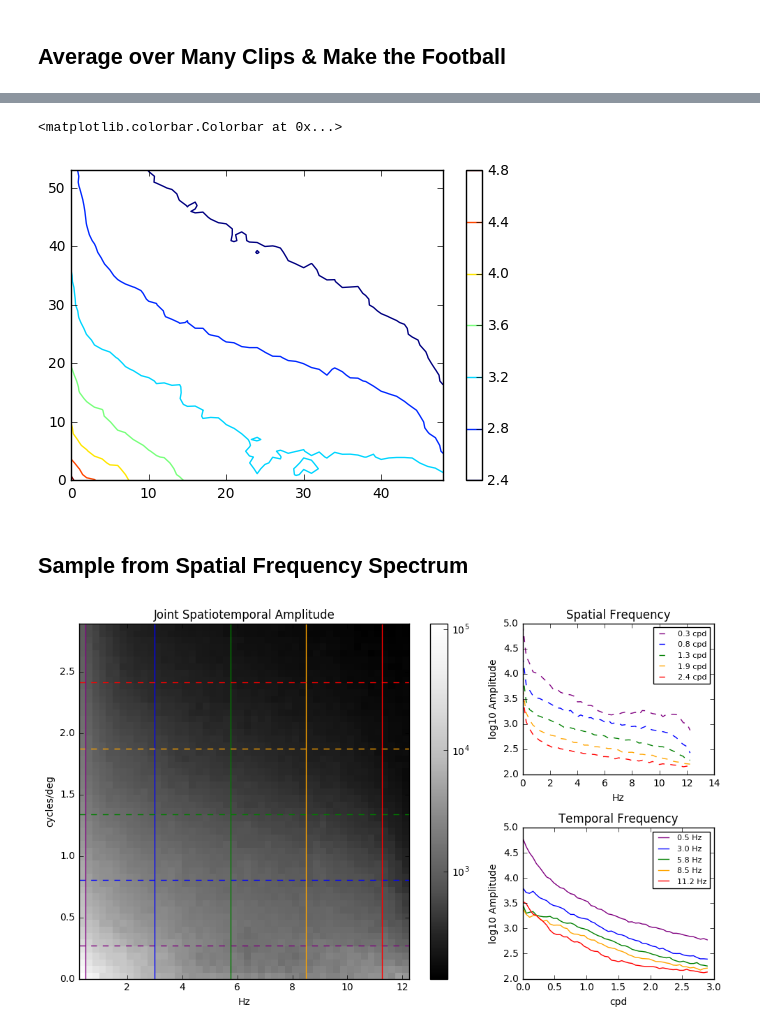
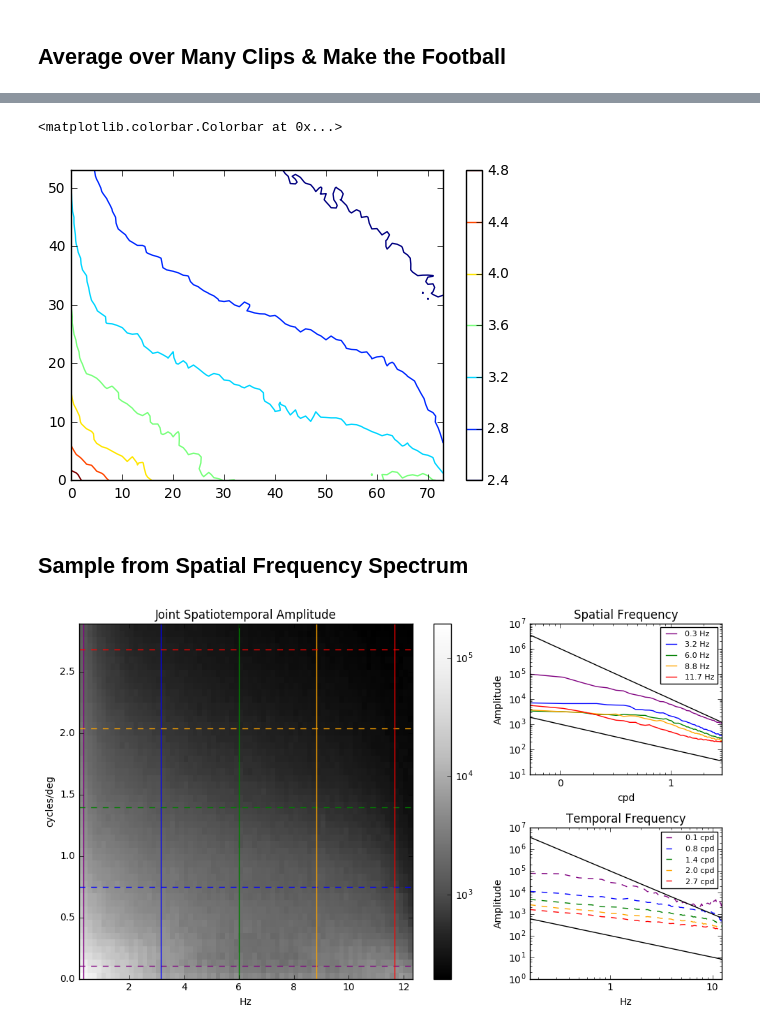
Before and after one commit to vdutell/naturalscenestatistics, a Jupyter notebook: naturalscenestats.ipynb, the cells around one changed output, grey strips where cells are left out. Drawn from its saved outputs; the diff is of its cells as text; code cells hidden in the pictures.

```diff
--- a/naturalscenestats.ipynb
+++ b/naturalscenestats.ipynb
@@ -481,8 +506,11 @@ def make_tdft(movie,fchunk):
 
     return mftchunk, azmchunk, freqspace1d, freqspacefull, freqtime
 # %%
+#how many frames in movie?
+nframes =150
+
 ##call function to take mean FT in space.
-football, azmchunk, fqspace1d, fqspacefull, fqtime = make_tdft(m, 100)
+football, azmchunk, fqspace1d, fqspacefull, fqtime = make_tdft(m, nframes)
 # %%
 plt.figure(figsize=(6,6))
 plt.pcolormesh(fqtime[1:], fqspace1d, np.abs(azmchunk.T[:,1:]),
@@ -523,18 +553,17 @@ plt.contour(np.log10(np.abs(azmchunk[1:,1:]).T),cmap='jet') #remove dc component
 plt.colorbar()
 # %% [output]
 <matplotlib.colorbar.Colorbar at 0x...>
-[figure, old version]
+[figure, new version]
 # %% [markdown]
 ## Sample from Spatial Frequency Spectrum
 # %%
-import matplotlib.gridspec as gsp
-
 nsamples = 5
 
-spacemin = 5
-spacemax = 45
+spacemin = 2
+spacemax = len(fqspace1d)-5
 timemin = 2
-timemax = 45
+timemax = len(fqtime)-5
+
 
 #colors for lines
 spacesamplefqs = np.linspace(spacemin,spacemax,nsamples).astype(int)
@@ -548,8 +577,8 @@ fig = plt.figure(figsize=(10,6))
 full_grid = gsp.GridSpec(2,3)
 #layout of subplots
 grid_hm = gsp.GridSpecFromSubplotSpec(1,1,subplot_spec=full_grid[0:2,0:2])
-grid_time = gsp.GridSpecFromSubplotSpec(1,1,subplot_spec=full_grid[0,2])
-grid_space = gsp.GridSpecFromSubplotSpec(1,1,subplot_spec=full_grid[1,2])
+grid_time = gsp.GridSpecFromSubplotSpec(1,1,subplot_spec=full_grid[1,2])
+grid_space = gsp.GridSpecFromSubplotSpec(1,1,subplot_spec=full_grid[0,2])
 
 #heatmap
 axes_hm = plt.subplot(grid_hm[0])
@@ -563,37 +592,45 @@ axes_hm.set_title('Joint Spatiotemporal Amplitude')
 axes_hm.set_xlabel('Hz')
 axes_hm.set_ylabel('cycles/deg')
 #add lines
 for s in range(nsamples):
     #lines in time
     axes_hm.axvline(fqtime[timesamplefqs[s]],c=timecolors[s],ls='-')
     #lines in space
     axes_hm.axhline(fqspace1d[spacesamplefqs[s]],c=spacecolors[s],ls='--')
 plt.colorbar(hm)
 
 
 #timeplot
 axes_time = plt.subplot(grid_time[0])
 for i, sf in enumerate(spacesamplefqs):
-    axes_time.plot(fqtime, np.log10(np.abs(azmchunk.T))[sf,:],'--',
+    axes_time.loglog(fqtime, np.abs(azmchunk.T)[sf,:],'--',
                    label='{0:0.1f} cpd'.format(fqspace1d[sf]),
                    c=spacecolors[i])
-axes_time.set_title('Spatial Frequency')
+axes_time.plot(fqtime[1:],100/(fqtime[1:]),c='black') # 1/f line
+axes_time.plot(fqtime[1:],100000/(fqtime[1:]**2),c='black') # 1/f^2 line
+axes_time.set_title('Temporal Frequency')
 axes_time.set_xlabel('Hz')
-axes_time.set_ylabel('log10 Amplitude')
+axes_time.set_ylabel('Amplitude')
+axes_time.set_xlim(fqtime[1],fqtime[-1])
+axes_time.xaxis.set_major_formatter(mpl.ticker.FormatStrFormatter('%d'))
 axes_time.legend(fontsize=8)
 
 #spaceplot
 axes_space = plt.subplot(grid_space[0])
 for i, sf in enumerate(timesamplefqs):
-    axes_space.plot(fqspace1d, np.log10(np.abs(azmchunk.T))[:,sf],
+    axes_space.loglog(fqspace1d, np.abs(azmchunk.T)[:,sf],
                     label='{0:0.1f} Hz'.format(fqtime[sf]),
                     c=timecolors[i])
-axes_space.set_title('Temporal Frequency')
+axes_space.plot(fqspace1d[1:],100/(fqspace1d[1:]),c='black') # 1/f line
+axes_space.plot(fqspace1d[1:],10000/(fqspace1d[1:]**2),c='black') # 1/f^2 line
+axes_space.set_title('Spatial Frequency')
 axes_space.set_xlabel('cpd')
-axes_space.set_ylabel('log10 Amplitude')
+axes_space.set_ylabel('Amplitude')
+axes_space.set_xlim(fqspace1d[1],fqspace1d[-1])
+axes_space.xaxis.set_major_formatter(mpl.ticker.FormatStrFormatter('%d'))
 axes_space.legend(fontsize=8)
 
 
 plt.tight_layout()
 # %% [output]
-[figure, old version]
+[figure, new version]
```
Also changed, not shown: parts of 24 cells of this notebook.
